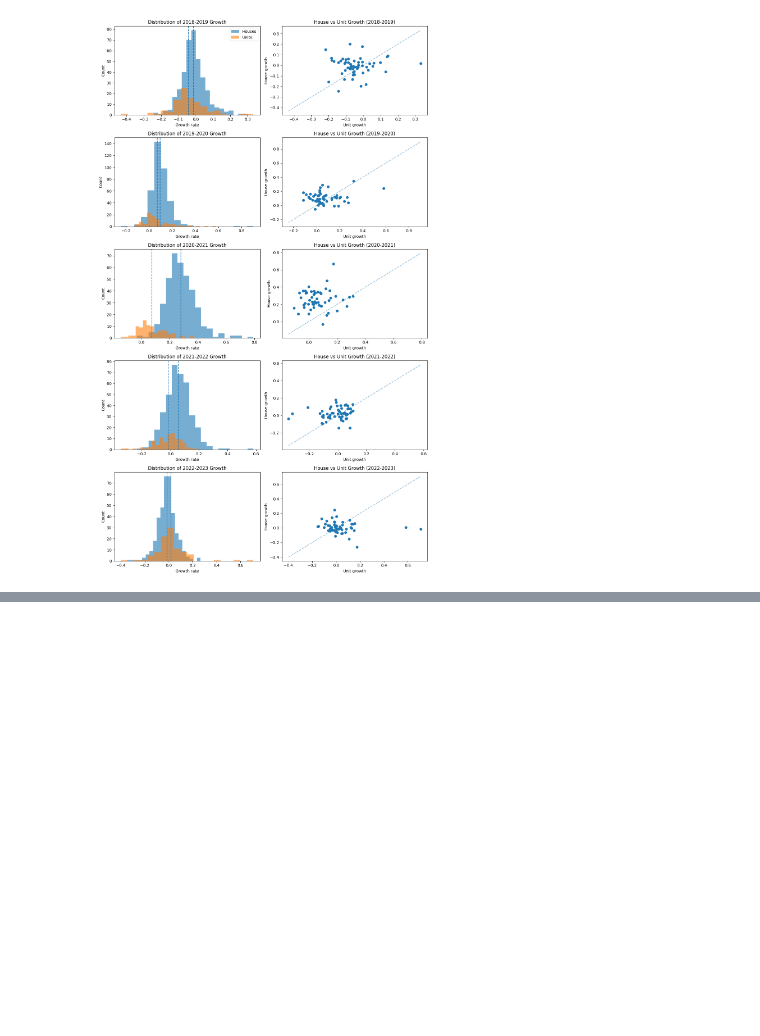
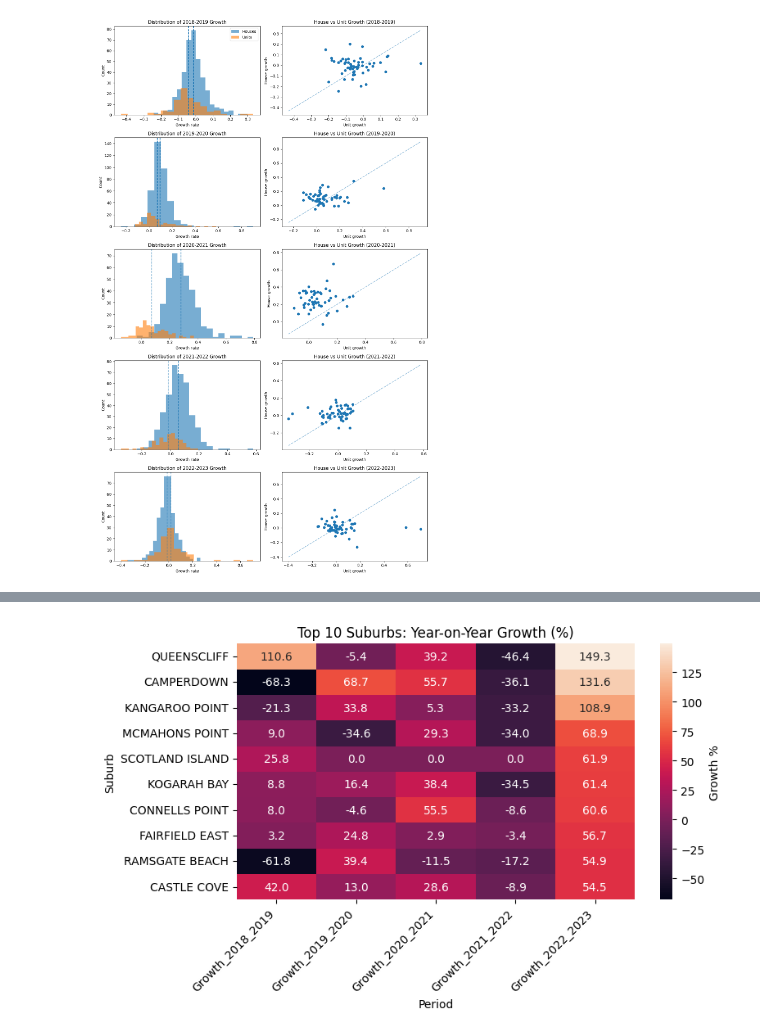
Before and after one commit to eternalBackPain/NSW-Property-Data, a Jupyter notebook: 20250607 analysis.ipynb, the cells around one changed output, grey strips where cells are left out. Cells and saved outputs as stored; diff of their text form; code cells hidden in the pictures; blank space fills up the shorter version.

```diff
--- a/20250607 analysis.ipynb
+++ b/20250607 analysis.ipynb
@@ -401,0 +699,34 @@ plt.show()
+# %%
+import matplotlib.pyplot as plt
+import seaborn as sns
+
+# 1. Safely pick out your growth columns
+growth_cols = [
+    c for c in summary.columns
+    if isinstance(c, str) and c.startswith('Growth_')
+]
+
+# 2. Grab the top 10 suburbs by Growth_2022_2023
+top10 = sorted_summary.index[:10]
+
+# 3. Slice out just those rows & growth columns
+sub = summary.loc[top10, growth_cols]
+
+# 4. Plot a heatmap of % growth
+plt.figure(figsize=(8, 5))
+sns.heatmap(
+    sub * 100,            # convert to %
+    annot=True,           # show numbers
+    fmt=".1f",            # one decimal place
+    cbar_kws={'label': 'Growth %'},
+    yticklabels=True
+)
+plt.title('Top 10 Suburbs: Year-on-Year Growth (%)')
+plt.ylabel('Suburb')
+plt.xlabel('Period')
+plt.yticks(rotation=0)
+plt.xticks(rotation=45, ha='right')
+plt.tight_layout()
+plt.show()
+# %% [output]
+[figure, added]
```
Also changed, not shown: parts of 11 cells of this notebook.
